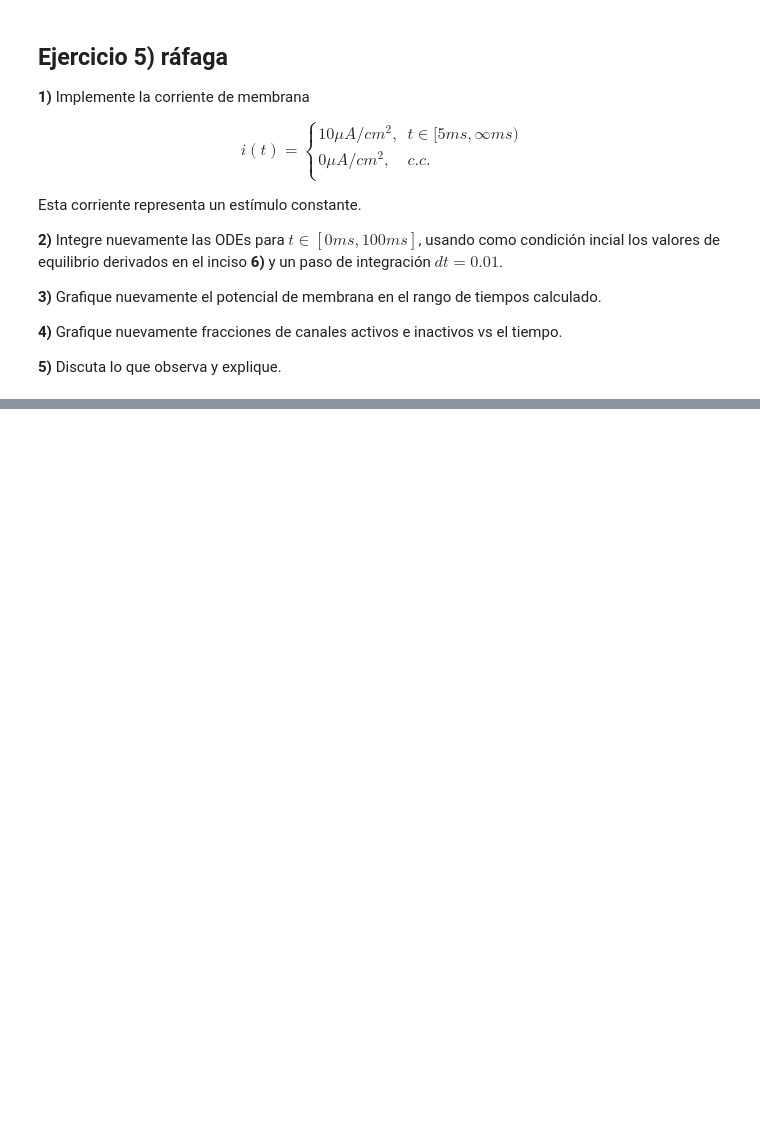
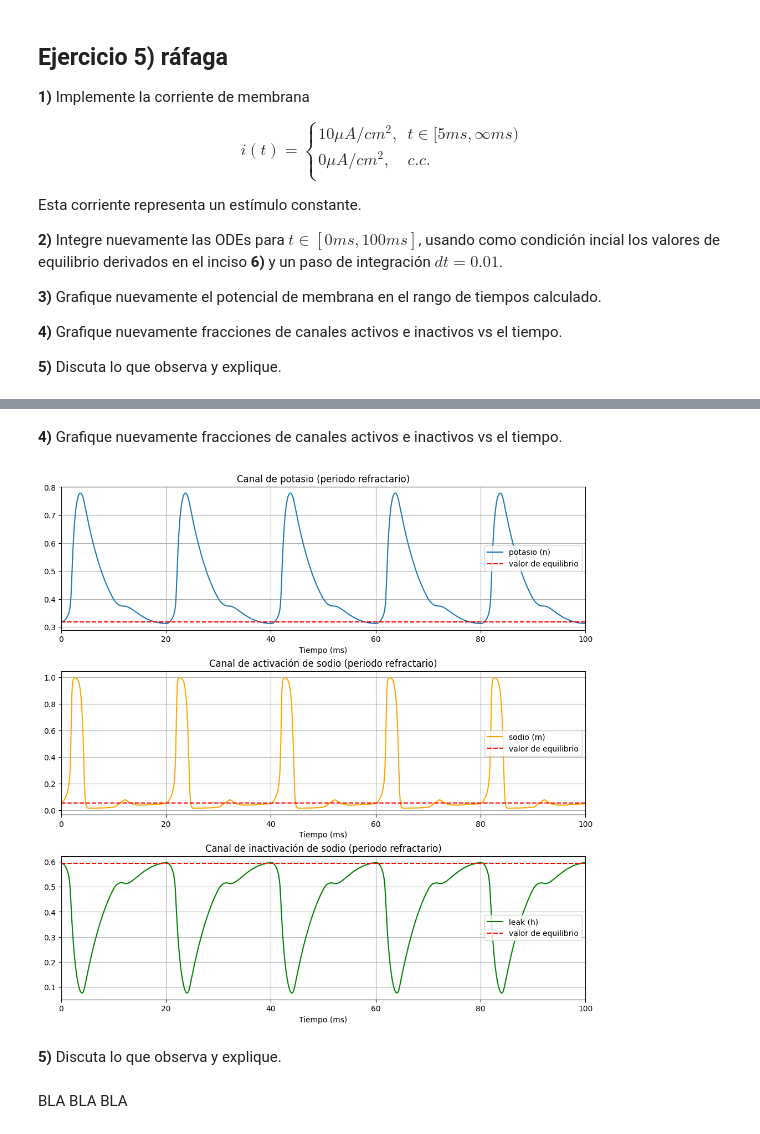
Before and after one commit to AdolfoBanchio/Modelo-Hodgkin-y-Huxley, a Jupyter notebook: redes_neuronales_2024_guia_8.ipynb, the cells around one changed output, grey strips where cells are left out. Cells and saved outputs as stored; diff of their text form; code cells hidden in the pictures; blank space fills up the shorter version.

```diff
--- a/redes_neuronales_2024_guia_8.ipynb
+++ b/redes_neuronales_2024_guia_8.ipynb
@@ -651,3 +692,45 @@ $$
+# %% [markdown]
+**4)** Grafique nuevamente fracciones de canales activos e inactivos vs el tiempo.
+# %%
+fig, ax = plt.subplots(3,1,figsize=(10,10), layout='constrained')
+
+# arreglo con puntos donde finaliza la corriente
+i_points = [i for i in range(0,100) if i%10 == 2]
+
+# grafico de n
+ax[0].plot(t_4,n_4,label='potasio (n)')
+ax[0].set_xlabel('Tiempo (ms)')
+ax[0].set_title('Canal de potasio (periodo refractario)')
+ax[0].axhline(y=n_eq, color='r', linestyle='--', label='valor de equilibrio')
+ax[0].set_xlim(0,100)
+ax[0].legend()
+ax[0].grid()
+
+# grafico de m
+ax[1].plot(t_4,m_4,label='sodio (m)', color='orange')
+ax[1].set_xlabel('Tiempo (ms)')
+ax[1].set_title('Canal de activación de sodio (periodo refractario)')
+ax[1].axhline(y=m_eq, color='r', linestyle='--', label='valor de equilibrio')
+ax[1].set_xlim(0,100)
+ax[1].legend()
+ax[1].grid()
+
+# grafico de h
+ax[2].plot(t_4,h_4,label='leak (h)', color='green')
+ax[2].set_xlabel('Tiempo (ms)')
+ax[2].set_title('Canal de inactivación de sodio (periodo refractario)')
+ax[2].axhline(y=h_eq, color='r', linestyle='--', label='valor de equilibrio')
+ax[2].set_xlim(0,100)
+ax[2].legend()
+ax[2].grid()
+
+plt.show()
+# %% [output]
+[figure, added]
+# %% [markdown]
+**5)** Discuta lo que observa y explique.
+# %% [markdown]
+BLA BLA BLA
 # %% [markdown]
 ## Ejercicio 7) exitaciones espontáneas en respuesta al ruido
 
```
Also changed, not shown: parts of 20 cells of this notebook.
